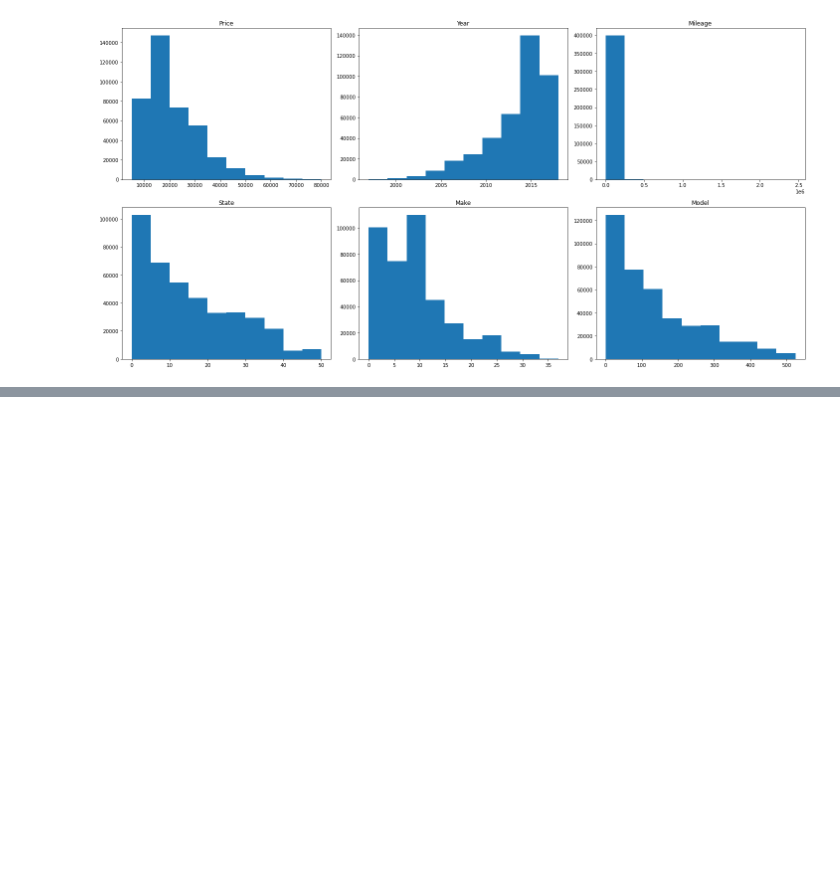
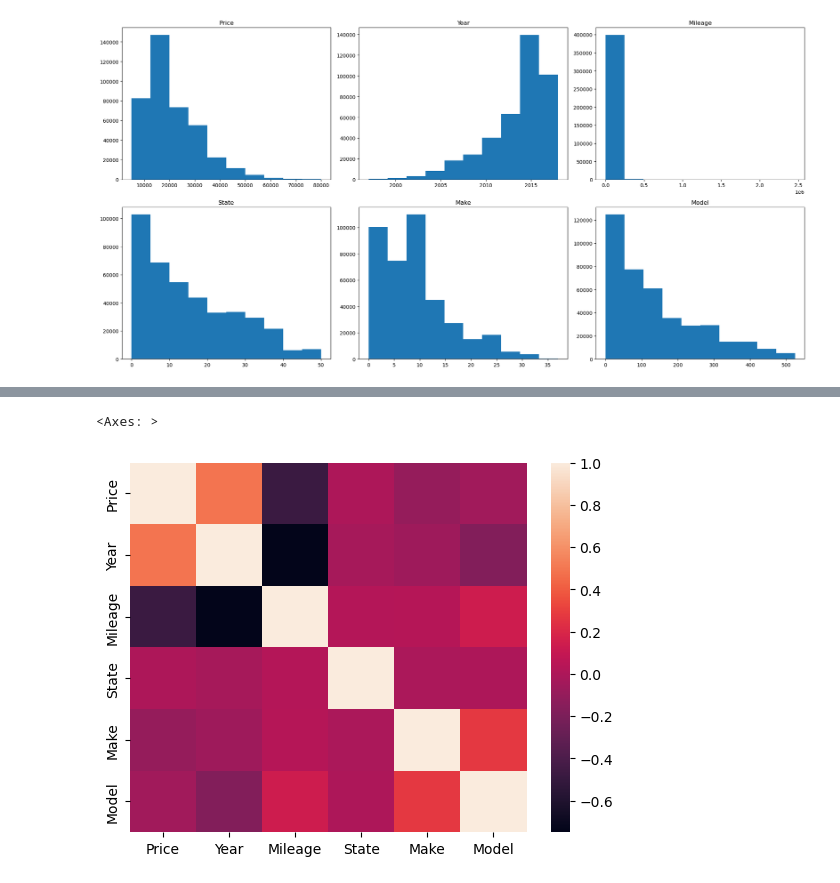
Before and after one commit to elkindavid/cars-dsa, a Jupyter notebook: cars-code.ipynb, the cells around one changed output, grey strips where cells are left out. Cells and saved outputs as stored; diff of their text form; code cells hidden in the pictures; blank space fills up the shorter version.

```diff
--- a/cars-code.ipynb
+++ b/cars-code.ipynb
@@ -130,0 +148,26 @@ plt.tight_layout()
+# %%
+
+# Control de Outliers
+Q1 = data['Price'].quantile(0.25)
+print('Primer Cuartil:', Q1)
+
+Q3 = data['Price'].quantile(0.75)
+print('Tercer Cuartil:', Q3)
+
+IQR = Q3 - Q1
+print('Rango Intercuartil:', IQR)
+
+Mediana = data['Price'].median()
+print('Mediana:', Mediana)
+
+Valor_Minimo = data['Price'].min()
+print('Valor Mínimo:', Valor_Minimo)
+
+Valor_Maximo = data['Price'].max()
+print('Valor Máximo:', Valor_Maximo)
+
+BI_Calculado = (Q1 - 1.5 * IQR)
+print('BI_Calculado: \n', BI_Calculado)
+
+BS_Calculado = (Q3 + 1.5 * IQR)
+print('BS_Calculado: \n', BS_Calculado)
@@ -130,0 +187,6 @@ plt.tight_layout()
+# %%
+outliers = data[ubicacion_outliers]
+print('\n Lista de Outliers \n', outliers)
+
+ubicacion_sin_out = (data['Price'] >= BI_Calculado) & (data['Price'] <= BS_Calculado)
+data = data[ubicacion_sin_out]
@@ -130,0 +209,5 @@ plt.tight_layout()
+# %%
+sns.heatmap(data.corr())
+# %% [output]
+<Axes: >
+[figure, added]
```
Also changed, not shown: parts of 7 cells of this notebook.
